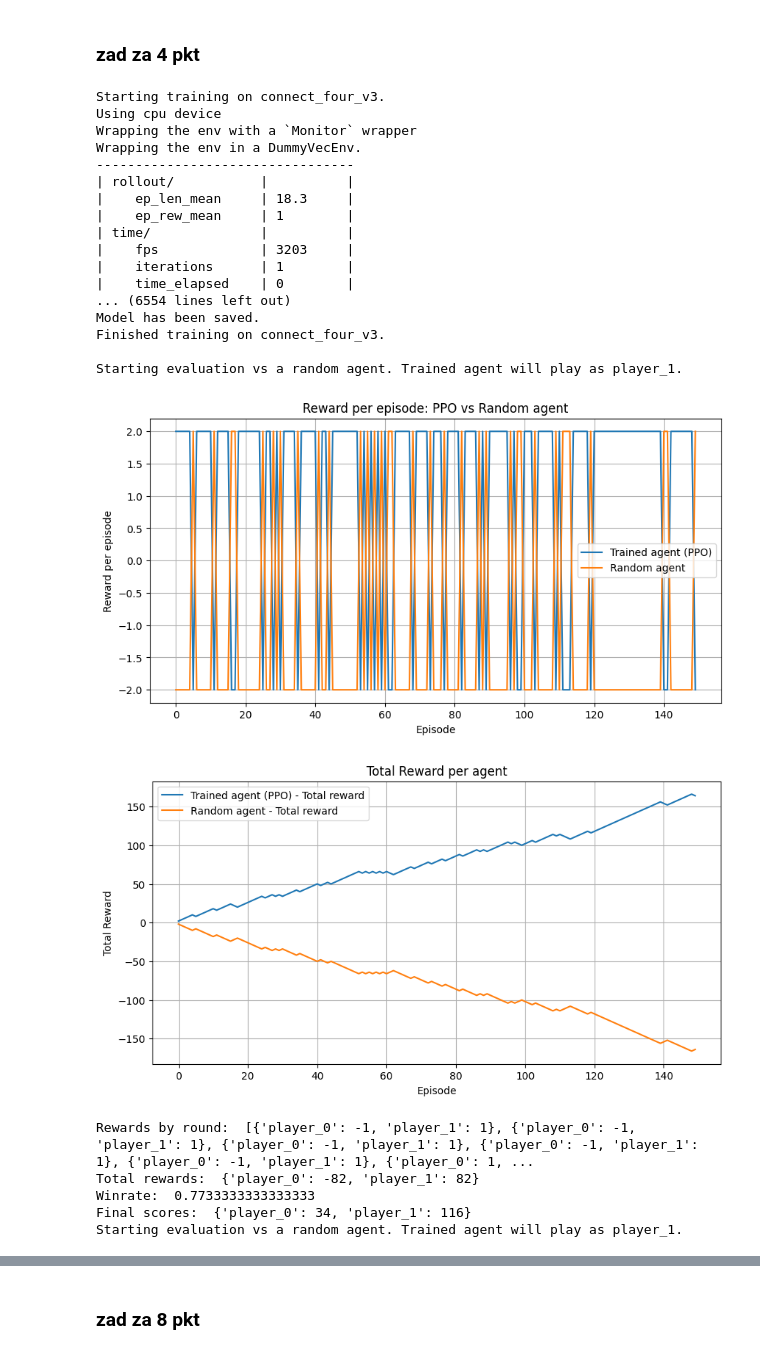
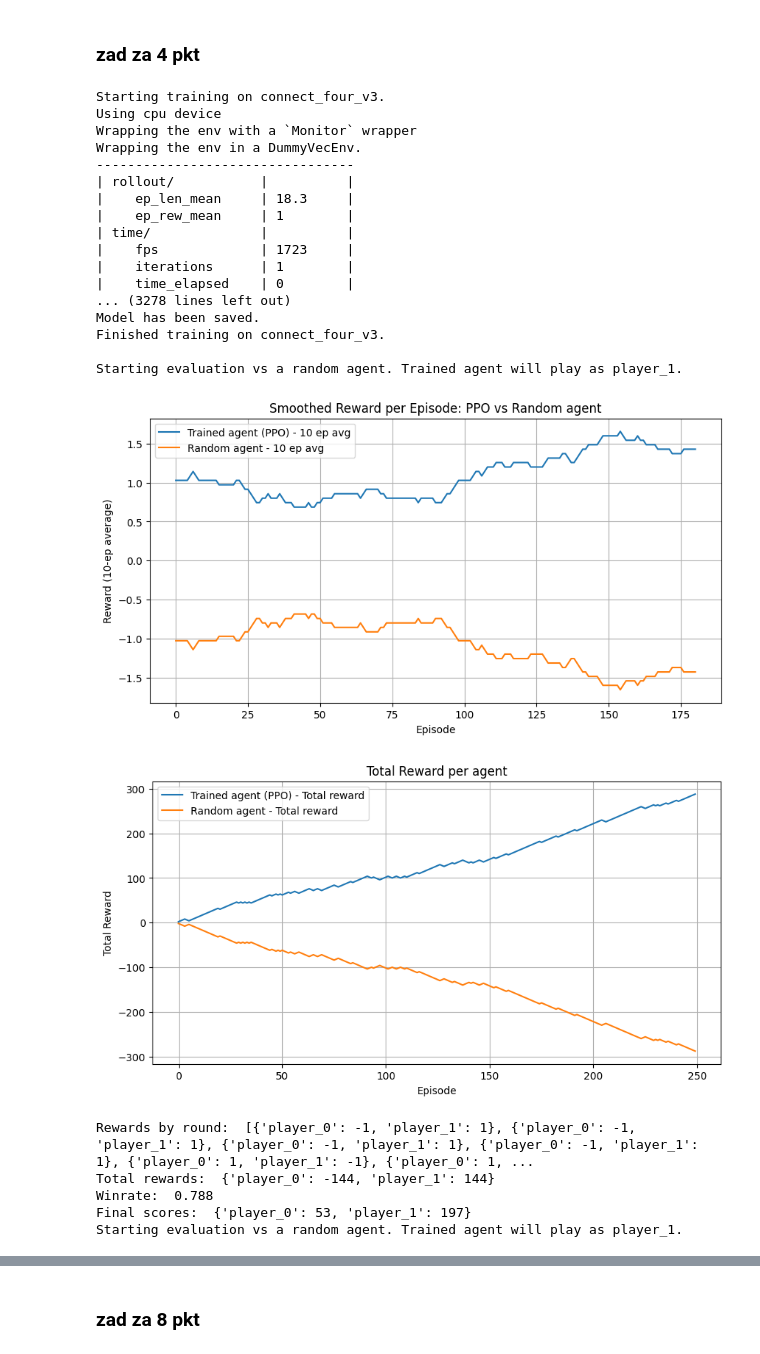
Before and after one commit to ukostuch/Int_Oblicz_Proj6, a Jupyter notebook: projekt6.ipynb, the cells around one changed output, grey strips where cells are left out. Drawn from its saved outputs; the diff is of its cells as text; code cells hidden in the pictures.

```diff
--- a/projekt6.ipynb
+++ b/projekt6.ipynb
@@ -161,18 +161,24 @@ def eval_action_mask(env_fn, num_games=100, render_mode=None, **env_kwargs):
 
     env.close()
 
-    # Wykres reward per episode
     plt.figure(figsize=(10, 5))
-    plt.plot(rewards_per_episode[env.possible_agents[1]], label="Trained agent (PPO)")
-    plt.plot(rewards_per_episode[env.possible_agents[0]], label="Random agent")
+
+    def moving_average(data, window_size=70):
+        return np.convolve(data, np.ones(window_size)/window_size, mode='valid')
+
+    trained_rewards = rewards_per_episode[env.possible_agents[1]]
+    random_rewards = rewards_per_episode[env.possible_agents[0]]
+
+    plt.plot(moving_average(trained_rewards), label="Trained agent (PPO) - 10 ep avg")
+    plt.plot(moving_average(random_rewards), label="Random agent - 10 ep avg")
     plt.xlabel("Episode")
-    plt.ylabel("Reward per episode")
-    plt.title("Reward per episode: PPO vs Random agent")
+    plt.ylabel("Reward (10-ep average)")
+    plt.title("Smoothed Reward per Episode: PPO vs Random agent")
     plt.legend()
     plt.grid(True)
     plt.show()
 
-    # Wykres total rewards
+
     plt.figure(figsize=(10, 5))
     plt.plot(np.cumsum(rewards_per_episode[env.possible_agents[1]]), label="Trained agent (PPO) - Total reward")
     plt.plot(np.cumsum(rewards_per_episode[env.possible_agents[0]]), label="Random agent - Total reward")
@@ -194,39 +200,32 @@ def eval_action_mask(env_fn, num_games=100, render_mode=None, **env_kwargs):
     return round_rewards, total_rewards, winrate, scores
 # %%
 env_fn = connect_four_v3
-
 env_kwargs = {}
-
-# Train a model against itself
-train_action_mask(env_fn, steps=20_000, seed=0, **env_kwargs)
-
-# Evaluate 100 games against a random agent
-eval_action_mask(env_fn, num_games=150, render_mode=None, **env_kwargs)
-
-# Watch two games vs a random agent
-eval_action_mask(env_fn, num_games=150, render_mode="human", **env_kwargs)
+train_action_mask(env_fn, steps=10_000, seed=0, **env_kwargs)
+eval_action_mask(env_fn, num_games=250, render_mode=None, **env_kwargs)
+eval_action_mask(env_fn, num_games=250, render_mode="human", **env_kwargs)
 # %% [output]
 Starting training on connect_four_v3.
 Using cpu device
 Wrapping the env with a `Monitor` wrapper
 Wrapping the env in a DummyVecEnv.
 ---------------------------------
 | rollout/           |          |
 |    ep_len_mean     | 18.3     |
 |    ep_rew_mean     | 1        |
 | time/              |          |
-|    fps             | 3203     |
+|    fps             | 1723     |
 |    iterations      | 1        |
 |    time_elapsed    | 0        |
-... (6554 lines left out)
+... (3278 lines left out)
 Model has been saved.
 Finished training on connect_four_v3.
 
 Starting evaluation vs a random agent. Trained agent will play as player_1.
-[figure, old version]
+[figure, new version]
-[figure, old version]
+[figure, new version]
-Rewards by round:  [{'player_0': -1, 'player_1': 1}, {'player_0': -1, 'player_1': 1}, {'player_0': -1, 'player_1': 1}, {'player_0': -1, 'player_1': 1}, {'player_0': -1, 'player_1': 1}, {'player_0': 1, ...
-Total rewards:  {'player_0': -82, 'player_1': 82}
-Winrate:  0.7733333333333333
-Final scores:  {'player_0': 34, 'player_1': 116}
+Rewards by round:  [{'player_0': -1, 'player_1': 1}, {'player_0': -1, 'player_1': 1}, {'player_0': -1, 'player_1': 1}, {'player_0': -1, 'player_1': 1}, {'player_0': 1, 'player_1': -1}, {'player_0': 1, ...
+Total rewards:  {'player_0': -144, 'player_1': 144}
+Winrate:  0.788
+Final scores:  {'player_0': 53, 'player_1': 197}
 Starting evaluation vs a random agent. Trained agent will play as player_1.
```
Also changed, not shown: parts of 13 cells of this notebook.
